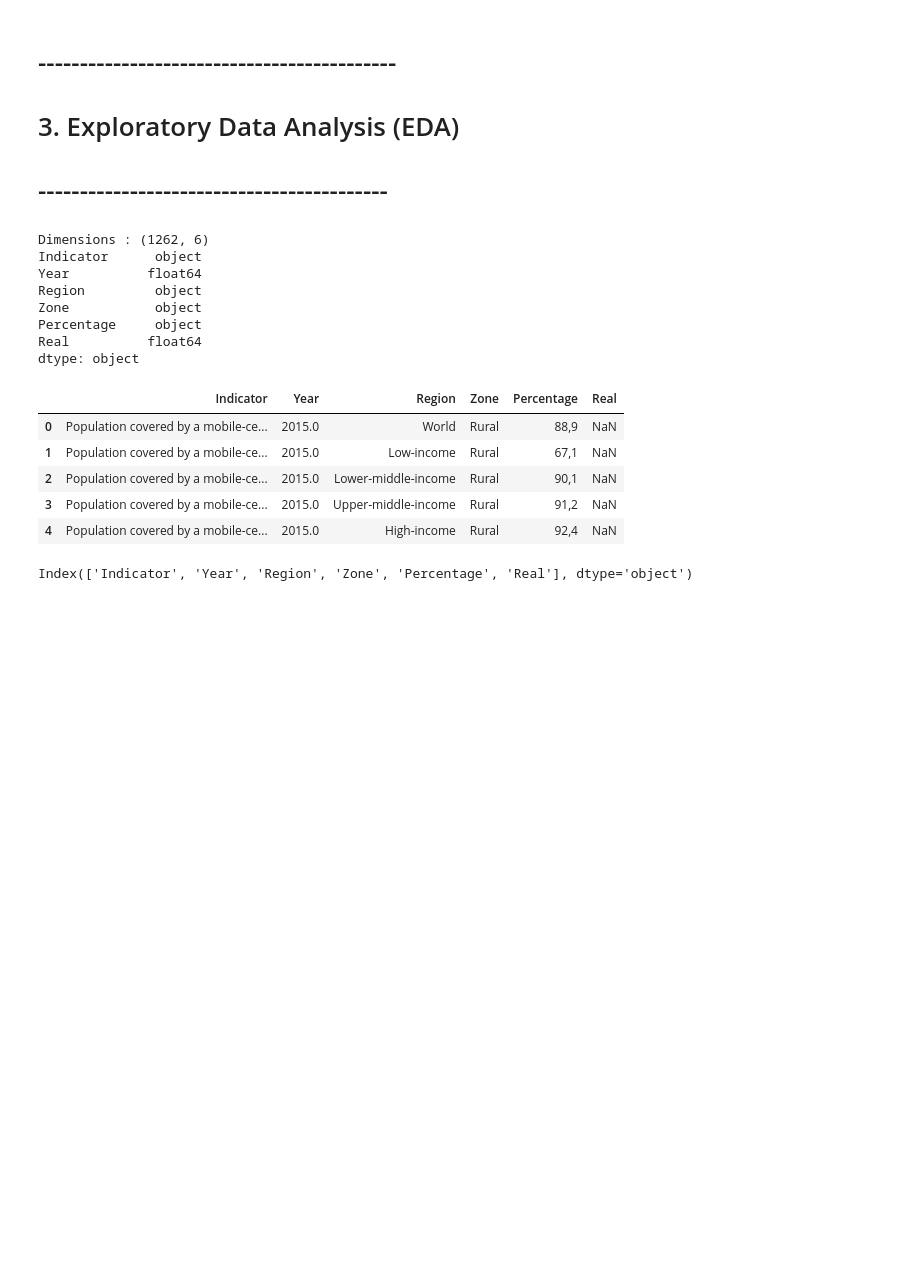
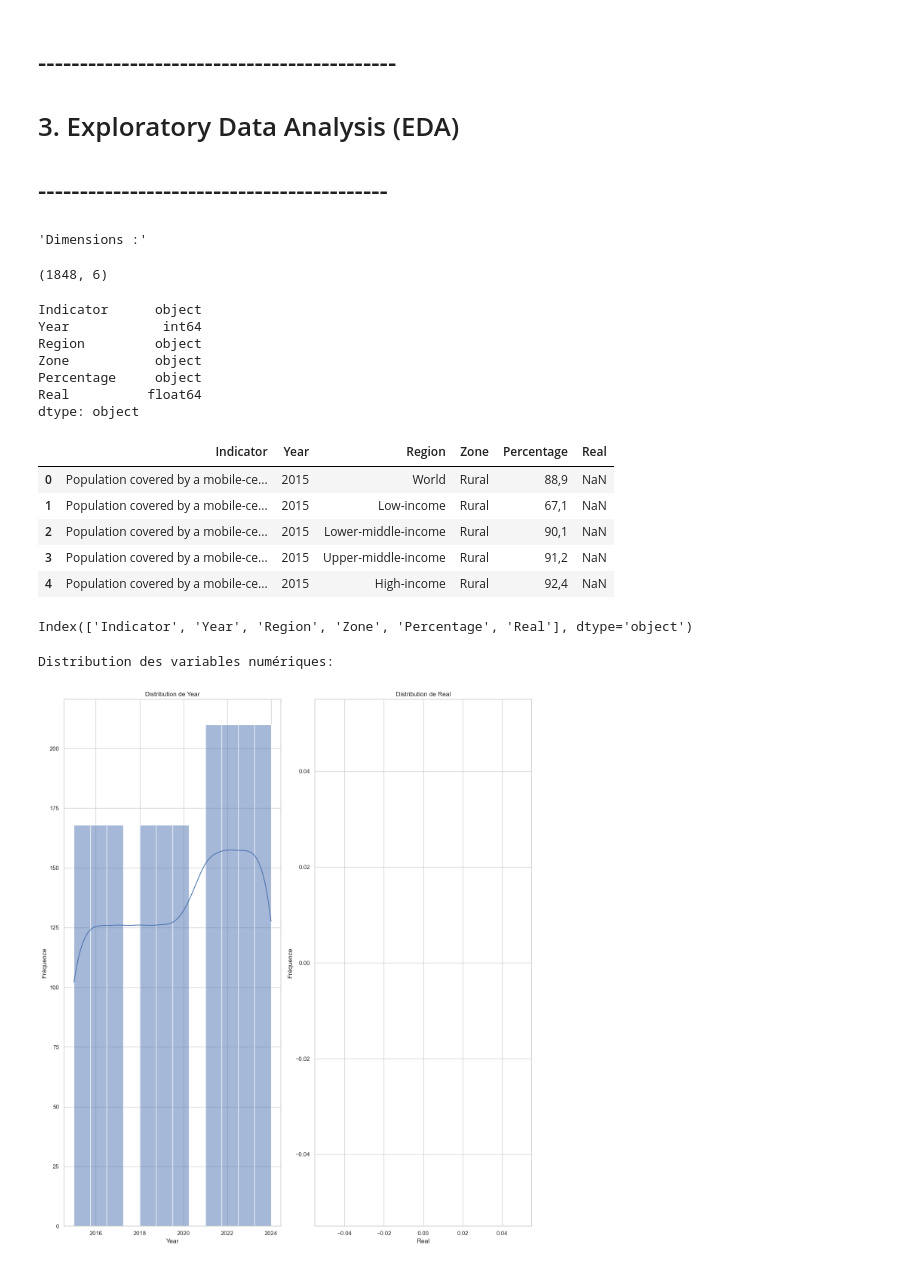
Before and after one commit to speedy27/Data-analysis, a Jupyter notebook: Projet_Analyse_Donnees.ipynb, the cells around one changed output. Cells and saved outputs as stored; diff of their text form; code cells hidden in the pictures; blank space fills up the shorter version.

```diff
--- a/Projet_Analyse_Donnees.ipynb
+++ b/Projet_Analyse_Donnees.ipynb
@@ -24,24 +89,25 @@ df = pd.read_csv('datasetComp.csv', sep=';')
 # ------------------------------------------
 # %%
 # Vérification rapide de la structure
-print("Dimensions :", df.shape)
-print(df.dtypes)
+display("Dimensions :", df.shape)
+display(df.dtypes)
 display(df.head())
 
 display(df.columns)
 # %% [output]
-Dimensions : (1262, 6)
-Indicator      object
-Year          float64
-Region         object
-Zone           object
-Percentage     object
-Real          float64
-dtype: object
+'Dimensions :'
+(1848, 6)
+Indicator      object
+Year            int64
+Region         object
+Zone           object
+Percentage     object
+Real          float64
+dtype: object
 |  | Indicator | Year | Region | Zone | Percentage | Real |
-| 0 | Population covered by a mobile-ce... | 2015.0 | World | Rural | 88,9 | NaN |
-| 1 | Population covered by a mobile-ce... | 2015.0 | Low-income | Rural | 67,1 | NaN |
-| 2 | Population covered by a mobile-ce... | 2015.0 | Lower-middle-income | Rural | 90,1 | NaN |
-| 3 | Population covered by a mobile-ce... | 2015.0 | Upper-middle-income | Rural | 91,2 | NaN |
-| 4 | Population covered by a mobile-ce... | 2015.0 | High-income | Rural | 92,4 | NaN |
+| 0 | Population covered by a mobile-ce... | 2015 | World | Rural | 88,9 | NaN |
+| 1 | Population covered by a mobile-ce... | 2015 | Low-income | Rural | 67,1 | NaN |
+| 2 | Population covered by a mobile-ce... | 2015 | Lower-middle-income | Rural | 90,1 | NaN |
+| 3 | Population covered by a mobile-ce... | 2015 | Upper-middle-income | Rural | 91,2 | NaN |
+| 4 | Population covered by a mobile-ce... | 2015 | High-income | Rural | 92,4 | NaN |
-Index(['Indicator', 'Year', 'Region', 'Zone', 'Percentage', 'Real'], dtype='object')
+Index(['Indicator', 'Year', 'Region', 'Zone', 'Percentage', 'Real'], dtype='object')
@@ -48,3 +118,30 @@ Index(['Indicator', 'Year', 'Region', 'Zone', 'Percentage', 'Real'], dtype='obje
+# %%
+def plot_histograms(df, numerical_cols, n_cols=3, figsize=(20, 15)):
+    n_rows = (len(numerical_cols) + n_cols - 1) // n_cols
+    fig, axes = plt.subplots(n_rows, n_cols, figsize=figsize)
+    axes = axes.flatten()
+
+    for i, col in enumerate(numerical_cols):
+        sns.histplot(df[col].dropna(), kde=True, ax=axes[i])
+        axes[i].set_title(f'Distribution de {col}', fontsize=12)
+        axes[i].set_xlabel(col)
+        axes[i].set_ylabel('Fréquence')
+
+    # Masquer les axes supplémentaires si nécessaire
+    for j in range(i+1, len(axes)):
+        axes[j].set_visible(False)
+
+    plt.tight_layout()
+    plt.show()
+
+numerical_cols = df.select_dtypes(include=['int64', 'float64']).columns.tolist()
+
+# Tracé des histogrammes
+print("Distribution des variables numériques:")
+plot_histograms(df, numerical_cols)
+# %% [output]
+Distribution des variables numériques:
+[figure, added]
 # %%
 def clean_numeric(value):
     if isinstance(value, str):
```
Also changed, not shown: parts of 45 cells of this notebook, 2 other files.
